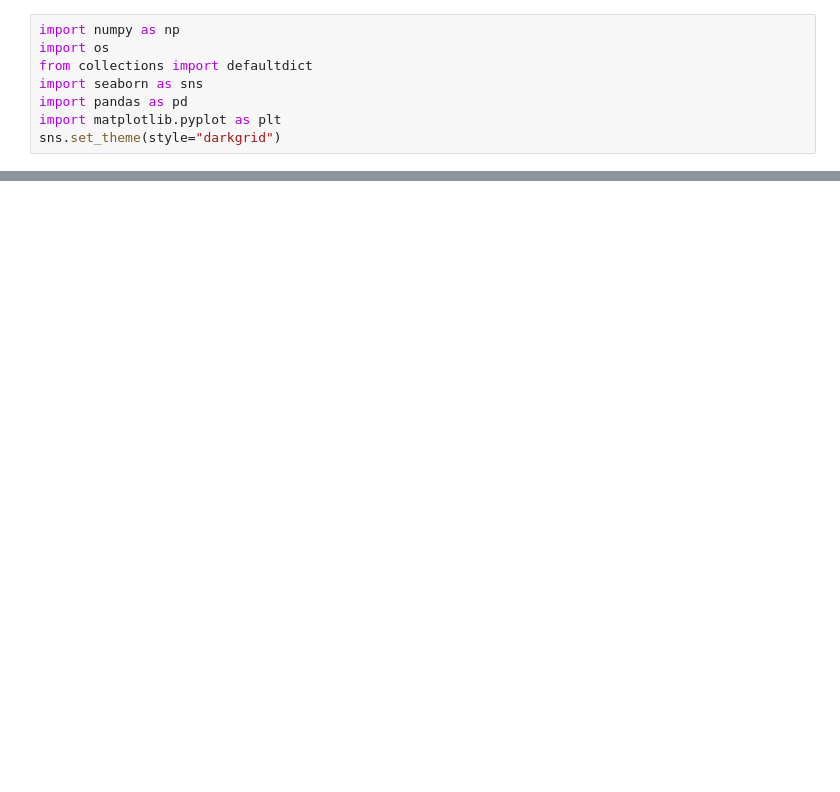
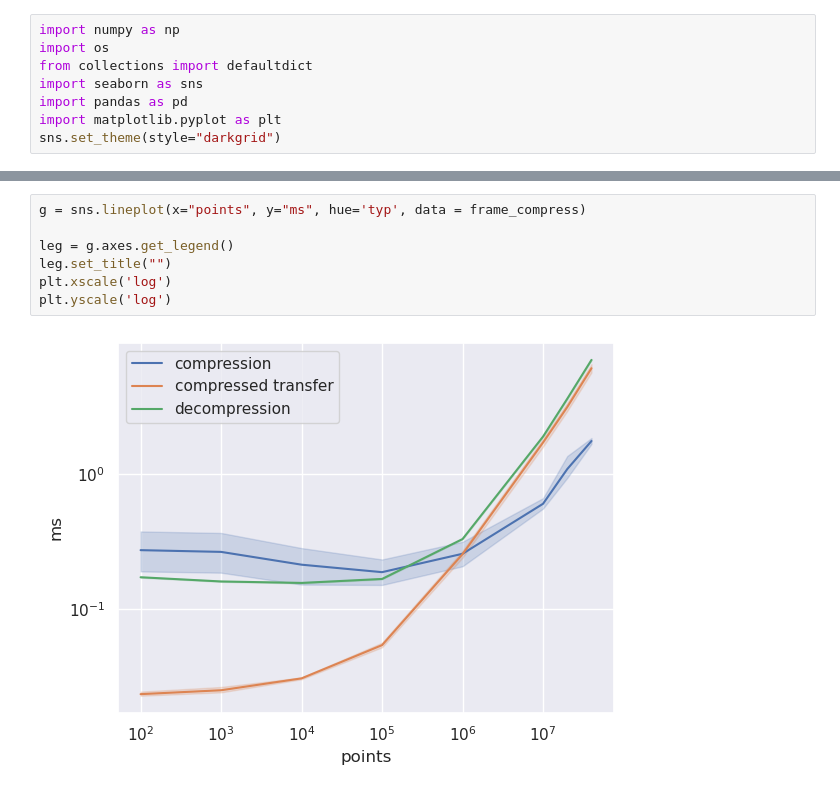
Before and after one commit to juntyr/lorenz96-compress, a Jupyter notebook: perf/compressed_vs_direct_transfer.ipynb, the cells around one changed output, grey strips where cells are left out. Cells and saved outputs as stored; diff of their text form; blank space fills up the shorter version.

```diff
--- a/perf/compressed_vs_direct_transfer.ipynb
+++ b/perf/compressed_vs_direct_transfer.ipynb
@@ -57,0 +74,9 @@ plt.yscale('log')
+# %%
+g = sns.lineplot(x="points", y="ms", hue='typ', data = frame_compress)
+
+leg = g.axes.get_legend()
+leg.set_title("")
+plt.xscale('log')
+plt.yscale('log')
+# %% [output]
+[figure, added]
```
Also changed, not shown: parts of 3 cells of this notebook.
